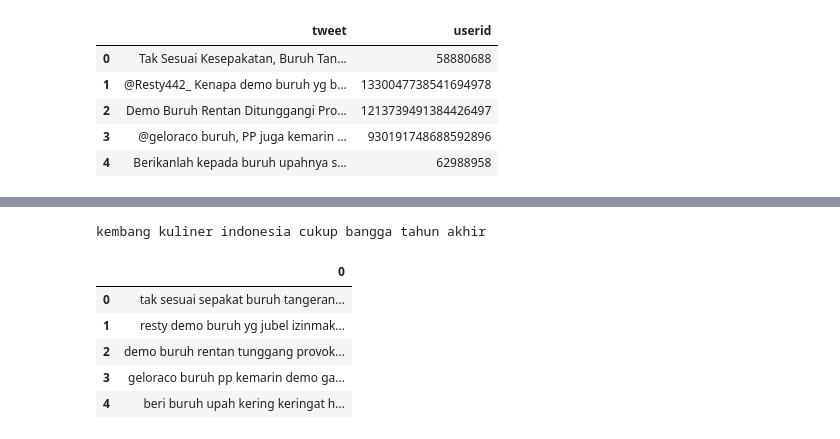
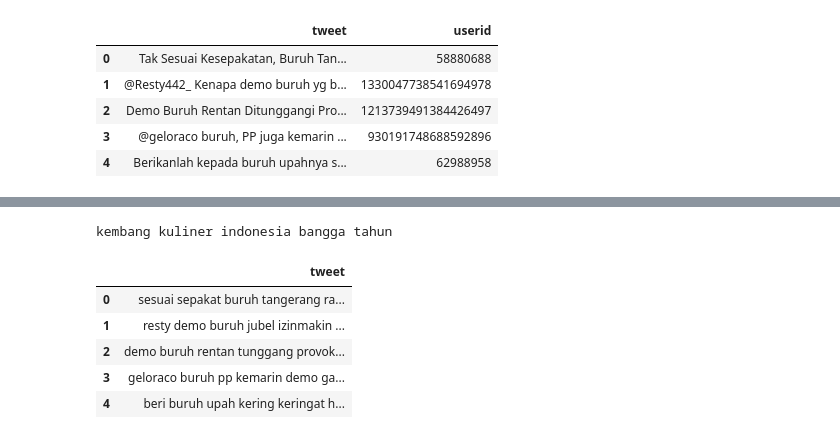
Before and after one commit to ighfirlyan/twitter-api, a Jupyter notebook: tugas_24_ighfirlyan.ipynb, the cells around one changed output, grey strips where cells are left out. Drawn from its saved outputs; the diff is of its cells as text; code cells hidden in the pictures.

```diff
--- a/tugas_24_ighfirlyan.ipynb
+++ b/tugas_24_ighfirlyan.ipynb
@@ -21,3 +21,3 @@ df.head()
 # %%
-clean_tweet = df['tweet']
+tweet_df = df['tweet']
 # %%
@@ -45,10 +43,12 @@ def tokenizing(text:str):
 def remove_stopwords(text:str):
     stopwords_engine = StopWordRemoverFactory()
     stopwords = stopwords_engine.get_stop_words()
+    more_stopwords = ['yg', 'cnnindonesia','di'] # menambahkan stopwords
 
     result = []
     for word in text:
-        if word not in stopwords:
+        if word not in stopwords + more_stopwords:
+        # if word not in stopwords:
             result.append(word)
     return result
 # %%
@@ -75,22 +75,13 @@ kalimat = stemming(' '.join(kalimat))
 
 print(kalimat)
 # %% [output]
-kembang kuliner indonesia cukup bangga tahun akhir
+kembang kuliner indonesia bangga tahun
 # %%
-# kalimat = 'Perkembangan kuliner di indonesia cukup membanggakan dalam 10 tahun terakhir'
+output=[]
 
-# text = case_folding(text)
-# text = tokenizing(text)
-# text = remove_stopwords(text)
-# text = stemming(' '.join(text))
-
-# print(text)
+for text in tweet_df:
+    text = case_folding(text)
+    text = tokenizing(text)
+    text = remove_stopwords(text)
+    text = stemming(' '.join(text))
+    output.append(text)
-# %%
-output=[]
-
-for text in clean_tweet:
-    text = case_folding(text)
-    text = tokenizing(text)
-    text = remove_stopwords(text)
-    text = stemming(' '.join(text))
-    output.append(text)
@@ -99,10 +88,10 @@ print(output)
 # %%
-new_clean_tweet = pd.DataFrame(output)
-new_clean_tweet.head()
+clean_tweet = pd.DataFrame(data=output, columns=['tweet'])
+clean_tweet.head()
 # %% [output]
-|  | 0 |
-| 0 | tak sesuai sepakat buruh tangeran... |
-| 1 | resty demo buruh yg jubel izinmak... |
+|  | tweet |
+| 0 | sesuai sepakat buruh tangerang ra... |
+| 1 | resty demo buruh jubel izinmakin ... |
 | 2 | demo buruh rentan tunggang provok... |
 | 3 | geloraco buruh pp kemarin demo ga... |
 | 4 | beri buruh upah kering keringat h... |
```
Also changed, not shown: parts of 24 cells of this notebook, 3 other files.
